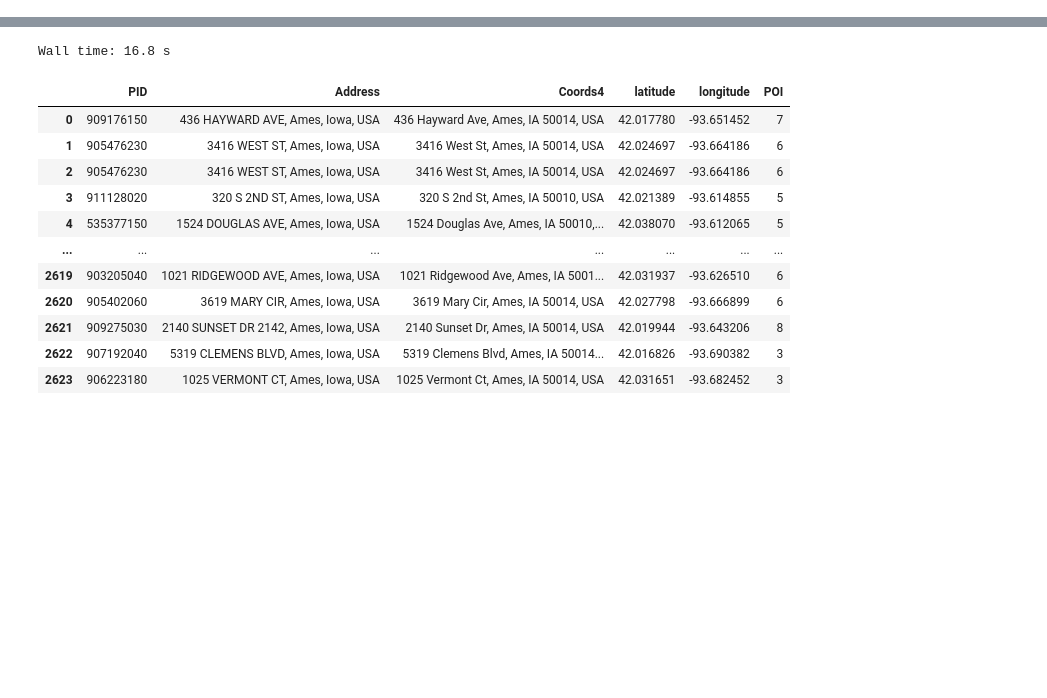
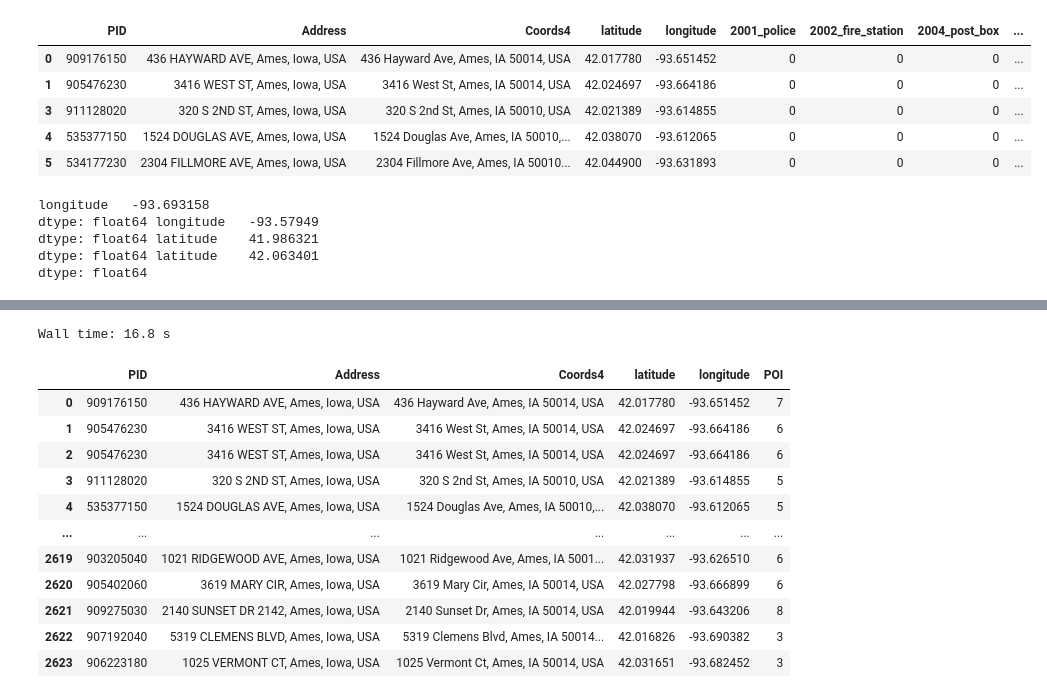
Before and after one commit to kiwymic/operation_goldfish-1, a Jupyter notebook: Hao-Wei/Haversine.ipynb, the cells around one changed output, grey strips where cells are left out. Saved outputs shown, nothing was run; the diff lists cells and outputs as text; code cells hidden in the pictures; blank space fills up the shorter version.

```diff
--- a/Hao-Wei/Haversine.ipynb
+++ b/Hao-Wei/Haversine.ipynb
@@ -51,4 +21,5 @@ Name: geometry, dtype: geometry
 # %%
 housing_coords = pd.read_csv('../data/house_coordinates.csv', index_col = 0);
-housing_coords.head()
+housing_coords.drop_duplicates(inplace = True);
+housing_coords.shape
 # %% [output]
@@ -60,0 +85,13 @@ housing_coords.head()
+# %%
+
+#temp = [w for w in code_list if (w >= 2000 and w <= 2200)];
+temp = [w for w in code_list];
+test_housing = housing_coords;
+
+for w in temp:
+    print("Current code is ", w);
+    ref_frame = frame[frame["code"]==w];
+    print("Mapping with ", ref_frame.shape[0], "GIS datapoints")
+    %time test_housing = group_vincinity(test_housing, ref_frame, colname=str(w) + "_" + code_fclass_dict[w], mileage = 0.25);
+
+test_housing.to_csv('../data/house_coordinates_0.25.csv', index = False)
@@ -60,0 +116,17 @@ housing_coords.head()
+# %%
+test_housing.head()
+# %% [output]
+|  | PID | Address | Coords4 | latitude | longitude | 2001_police | 2002_fire_station | 2004_post_box | ... |
+| 0 | 909176150 | 436 HAYWARD AVE, Ames, Iowa, USA | 436 Hayward Ave, Ames, IA 50014, USA | 42.017780 | -93.651452 | 0 | 0 | 0 | ... |
+| 1 | 905476230 | 3416 WEST ST, Ames, Iowa, USA | 3416 West St, Ames, IA 50014, USA | 42.024697 | -93.664186 | 0 | 0 | 0 | ... |
+| 3 | 911128020 | 320 S 2ND ST, Ames, Iowa, USA | 320 S 2nd St, Ames, IA 50010, USA | 42.021389 | -93.614855 | 0 | 0 | 0 | ... |
+| 4 | 535377150 | 1524 DOUGLAS AVE, Ames, Iowa, USA | 1524 Douglas Ave, Ames, IA 50010,... | 42.038070 | -93.612065 | 0 | 0 | 0 | ... |
+| 5 | 534177230 | 2304 FILLMORE AVE, Ames, Iowa, USA | 2304 Fillmore Ave, Ames, IA 50010... | 42.044900 | -93.631893 | 0 | 0 | 0 | ... |
+# %%
+print(lon_min, lon_max, lat_min, lat_max);
+# %% [output]
+longitude   -93.693158
+dtype: float64 longitude   -93.57949
+dtype: float64 latitude    41.986321
+dtype: float64 latitude    42.063401
+dtype: float64
```
Also changed, not shown: parts of 17 cells of this notebook, 4 other files.
